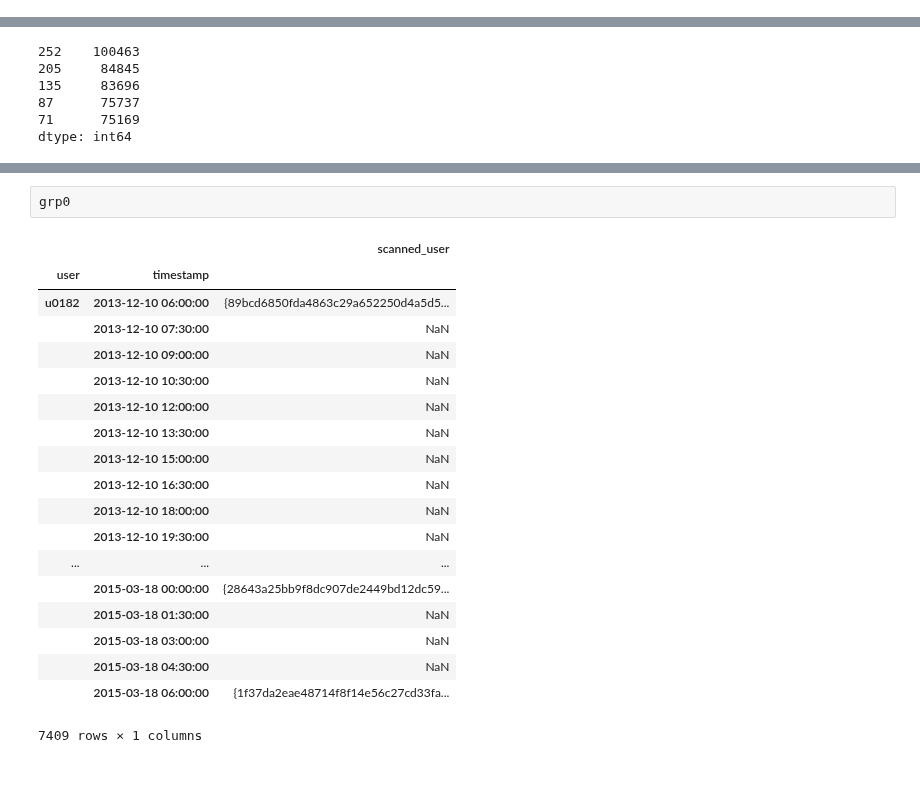
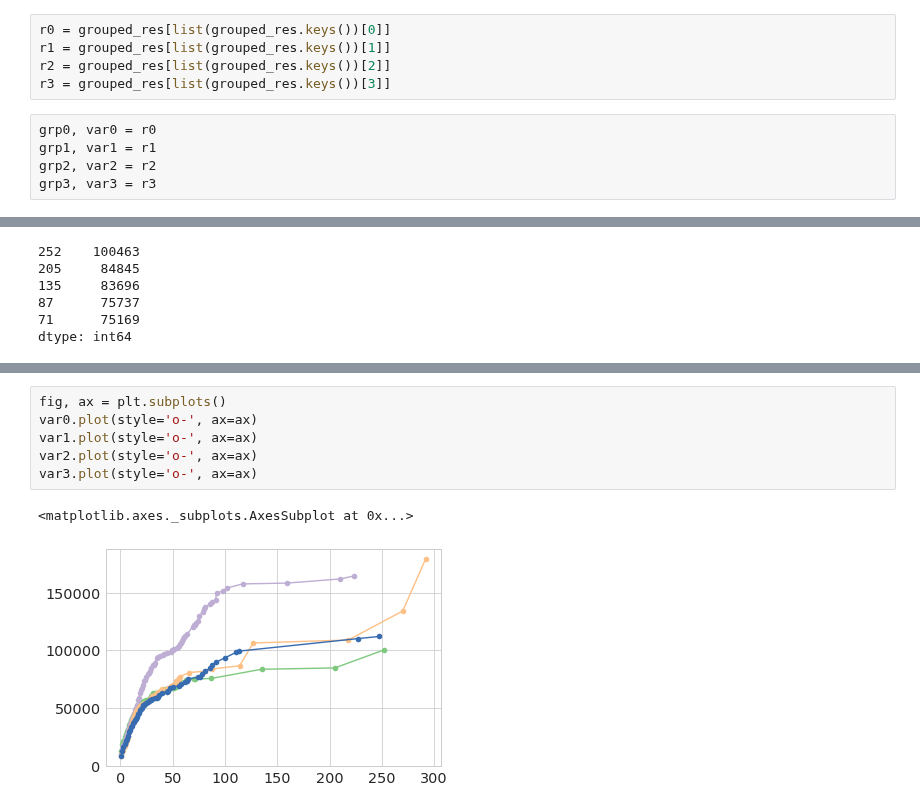
Before and after one commit to AllanLRH/master_thesis, a Jupyter notebook: morequestions/bluetooth_adjacent_one_user_at_a_time.ipynb, the cells around one changed output, grey strips where cells are left out. Saved outputs shown, nothing was run; the diff lists cells and outputs as text; blank space fills up the shorter version.

```diff
--- a/morequestions/bluetooth_adjacent_one_user_at_a_time.ipynb
+++ b/morequestions/bluetooth_adjacent_one_user_at_a_time.ipynb
@@ -39,3 +39,13 @@ grp0, var0 = r0
+# %%
+r0 = grouped_res[list(grouped_res.keys())[0]]
+r1 = grouped_res[list(grouped_res.keys())[1]]
+r2 = grouped_res[list(grouped_res.keys())[2]]
+r3 = grouped_res[list(grouped_res.keys())[3]]
+# %%
+grp0, var0 = r0
+grp1, var1 = r1
+grp2, var2 = r2
+grp3, var3 = r3
 # %%
 grp0.shape, type(grp0)
 # %% [output]
@@ -61,22 +66,9 @@ var0.plot(style='o-')
-# %%
-grp0
-# %% [output]
-|  |  | scanned_user |
-| user | timestamp |  |
-| u0182 | 2013-12-10 06:00:00 | {89bcd6850fda4863c29a652250d4a5d5... |
-|  | 2013-12-10 07:30:00 | NaN |
-|  | 2013-12-10 09:00:00 | NaN |
-|  | 2013-12-10 10:30:00 | NaN |
-|  | 2013-12-10 12:00:00 | NaN |
-|  | 2013-12-10 13:30:00 | NaN |
-|  | 2013-12-10 15:00:00 | NaN |
-|  | 2013-12-10 16:30:00 | NaN |
-|  | 2013-12-10 18:00:00 | NaN |
-|  | 2013-12-10 19:30:00 | NaN |
-| ... | ... | ... |
-|  | 2015-03-18 00:00:00 | {28643a25bb9f8dc907de2449bd12dc59... |
-|  | 2015-03-18 01:30:00 | NaN |
-|  | 2015-03-18 03:00:00 | NaN |
-|  | 2015-03-18 04:30:00 | NaN |
-|  | 2015-03-18 06:00:00 | {1f37da2eae48714f8f14e56c27cd33fa... |
-7409 rows × 1 columns
+# %%
+fig, ax = plt.subplots()
+var0.plot(style='o-', ax=ax)
+var1.plot(style='o-', ax=ax)
+var2.plot(style='o-', ax=ax)
+var3.plot(style='o-', ax=ax)
+# %% [output]
+<matplotlib.axes._subplots.AxesSubplot at 0x...>
+[figure, added]
```
Also changed, not shown: parts of 8 cells of this notebook, 2 other files.
